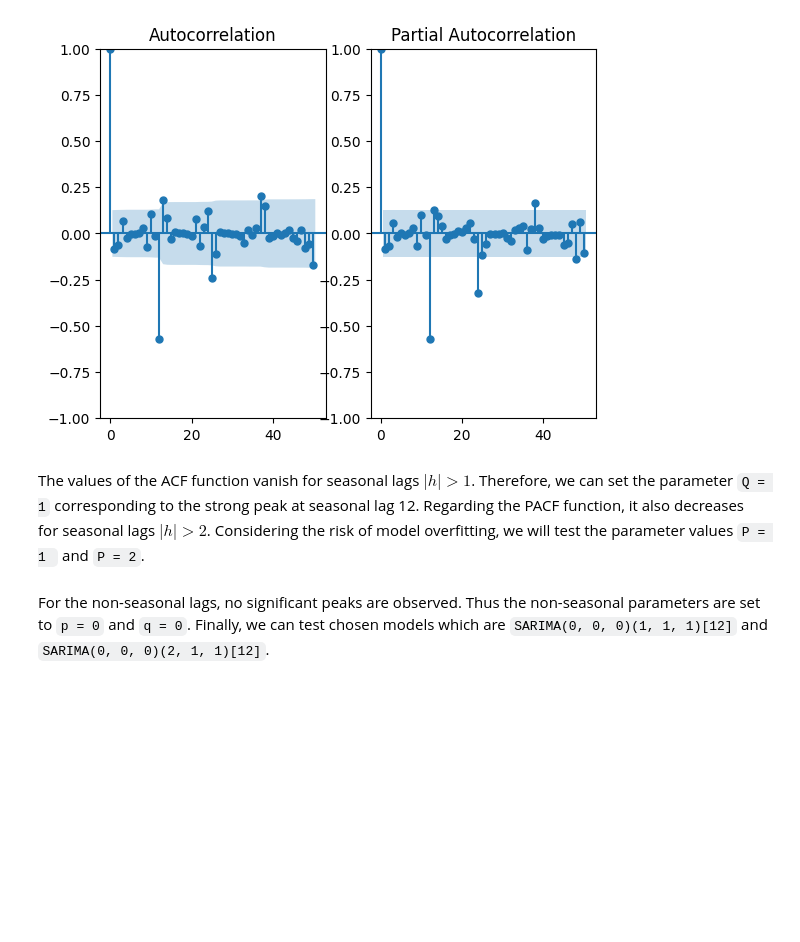
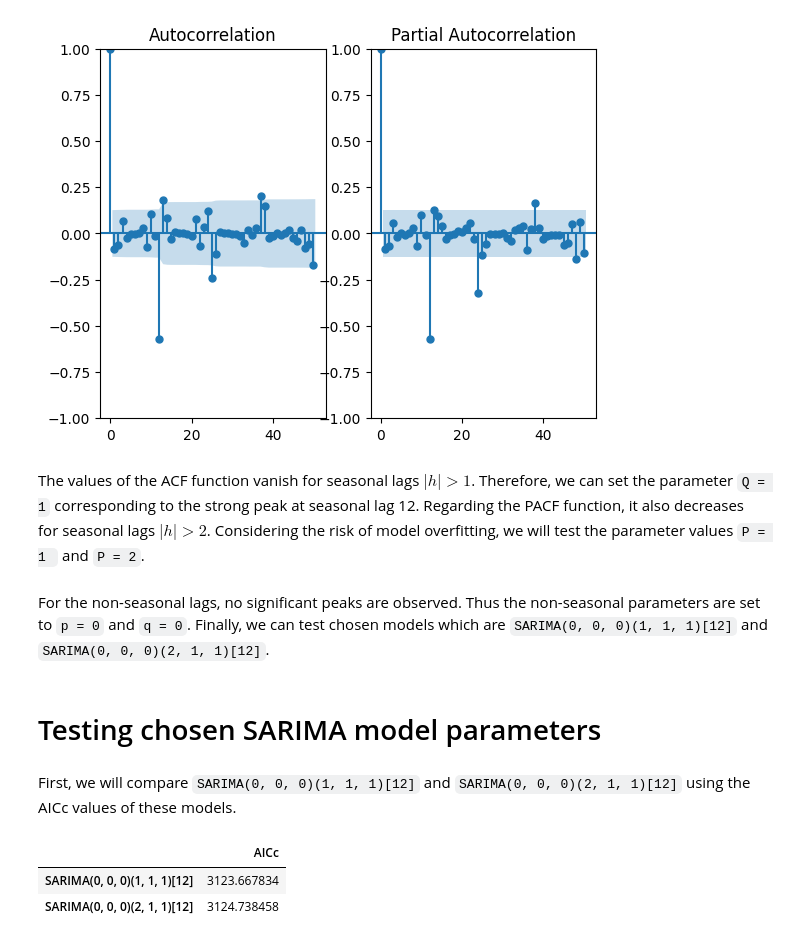
Before and after one commit to mathomnia/Mumbai, a Jupyter notebook: Mumbai.ipynb, the cells around one changed output. Drawn from its saved outputs; the diff is of its cells as text; code cells hidden in the pictures; blank space fills up the shorter version.

Commit message:
add comments on testing chosen parameters in SARIMA models

```diff
--- a/Mumbai.ipynb
+++ b/Mumbai.ipynb
@@ -143,3 +145,20 @@ plt.show()
 The values of the ACF function vanish for seasonal lags $|h|>1$. Therefore, we can set the parameter `Q = 1` corresponding to the strong peak at seasonal lag 12. Regarding the PACF function, it also decreases for seasonal lags $|h| > 2$. Considering the risk of model overfitting, we will test the parameter values `P = 1 ` and `P = 2`.
 # %% [markdown]
 For the non-seasonal lags, no significant peaks are observed. Thus the non-seasonal parameters are set to `p = 0` and `q = 0`. Finally, we can test chosen models which are `SARIMA(0, 0, 0)(1, 1, 1)[12]` and `SARIMA(0, 0, 0)(2, 1, 1)[12]`.
+# %% [markdown]
+# Testing chosen SARIMA model parameters
+# %% [markdown]
+First, we will compare `SARIMA(0, 0, 0)(1, 1, 1)[12]` and `SARIMA(0, 0, 0)(2, 1, 1)[12]` using the AICc values of these models.
+# %%
+fit_1 = ARIMA(Mumbai, order = (0,0,0), seasonal_order=(1,1,1,12)).fit()
+fit_2 = ARIMA(Mumbai, order = (0,0,0), seasonal_order=(2,1,1,12)).fit()
+
+comparison = pd.DataFrame({
+    "AICc" : [fit_1.aicc, fit_2.aicc]
+}, index = ["SARIMA(0, 0, 0)(1, 1, 1)[12]", "SARIMA(0, 0, 0)(2, 1, 1)[12]"])
+
+comparison
+# %% [output]
+|  | AICc |
+| SARIMA(0, 0, 0)(1, 1, 1)[12] | 3123.667834 |
+| SARIMA(0, 0, 0)(2, 1, 1)[12] | 3124.738458 |
```
Also changed, not shown: parts of 3 cells of this notebook.
